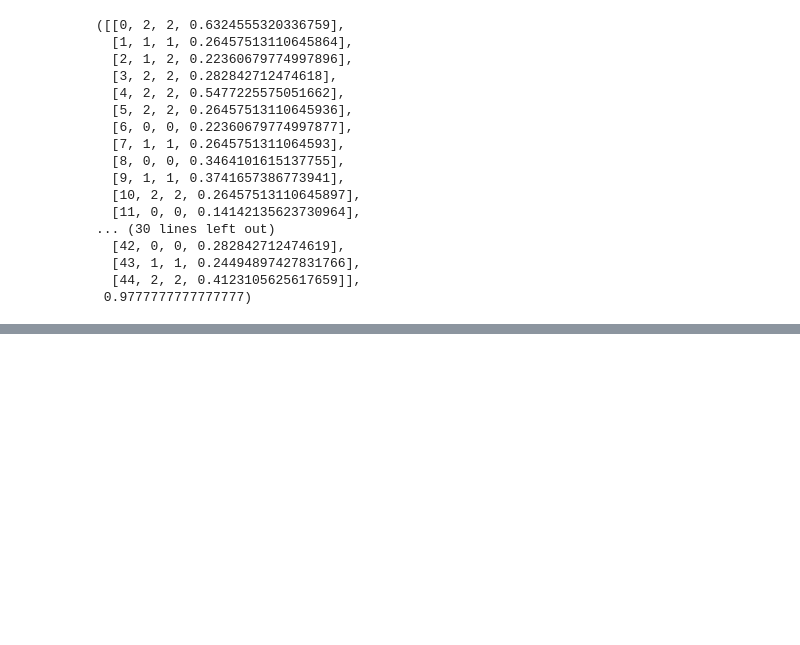
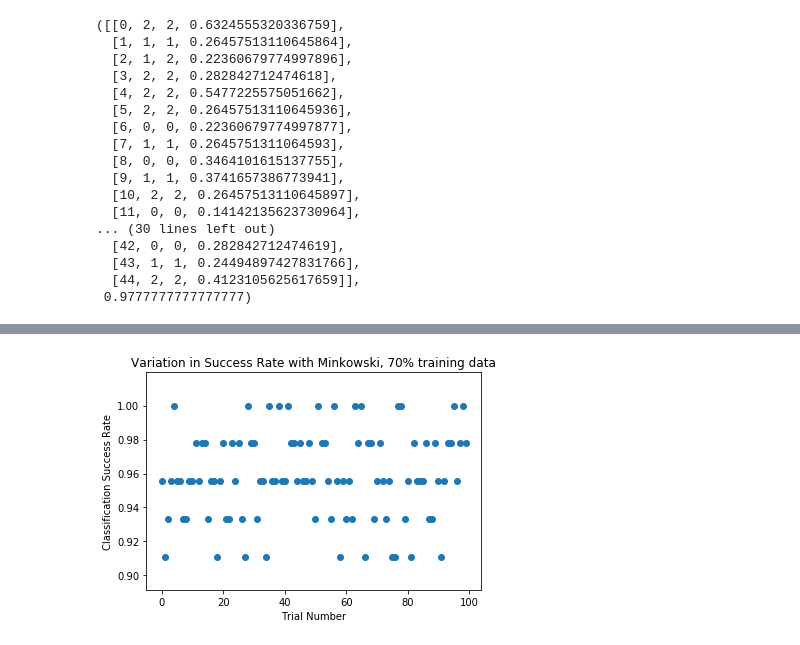
Before and after one commit to einstein9998/Internship, a Jupyter notebook: Iris.ipynb, the cells around one changed output, grey strips where cells are left out. Cells and saved outputs as stored; diff of their text form; code cells hidden in the pictures; blank space fills up the shorter version.

```diff
--- a/Iris.ipynb
+++ b/Iris.ipynb
@@ -261,0 +309,17 @@ Success Rate: 97.77777777777777%
+# %%
+#Let's vary the random seed
+x = []
+y = []
+for seed in np.arange(100):
+    _, success = nearestNeighborsTest(iris.data, iris.target, trainingSplit=0.7, seed=seed)
+    x.append(seed)
+    y.append(success)
+
+plt.figure(4)
+plt.xlabel("Trial Number")
+plt.ylabel("Classification Success Rate")
+plt.title("Variation in Success Rate with Minkowski, 70% training data")
+plt.scatter(x, y)
+plt.show()
+# %% [output]
+[figure, added]
```
Also changed, not shown: parts of 23 cells of this notebook.
